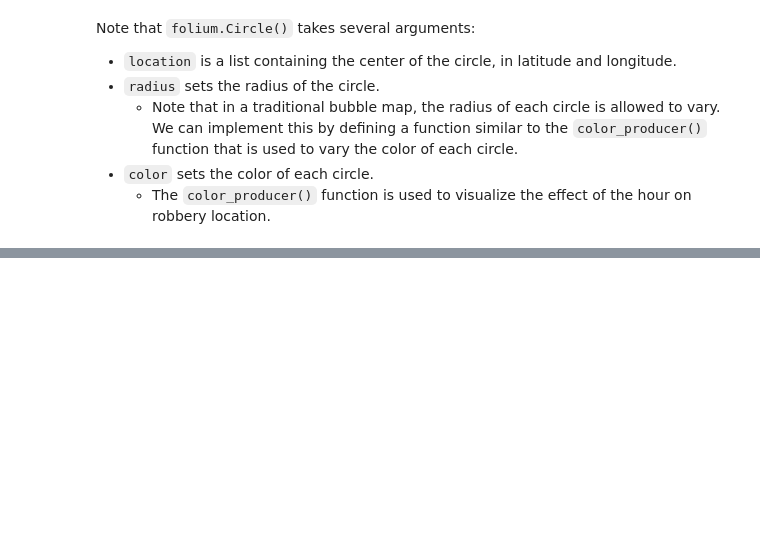
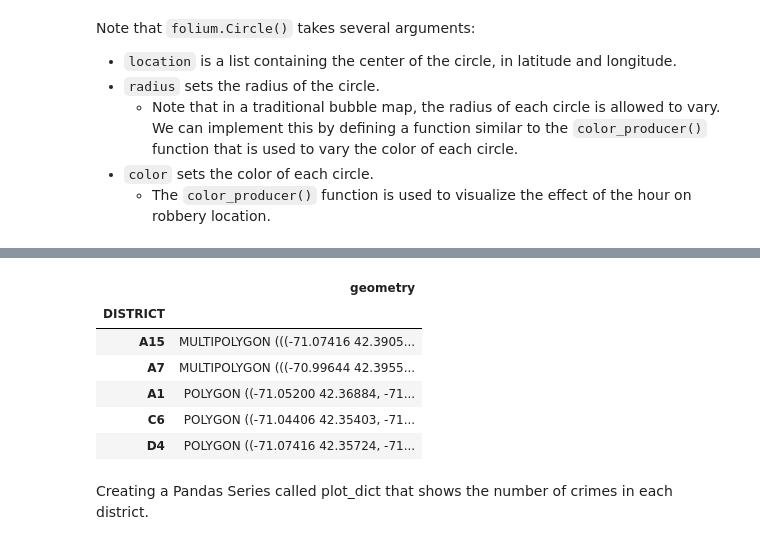
Before and after one commit to NtapeKnoxSiwale/Kaggle-Certificates, a Jupyter notebook: Geospatial Analysis Certifcate/03-Interactive-Maps.ipynb, the cells around one changed output, grey strips where cells are left out. Saved outputs shown, nothing was run; the diff lists cells and outputs as text; code cells hidden in the pictures; blank space fills up the shorter version.

```diff
--- a/Geospatial Analysis Certifcate/03-Interactive-Maps.ipynb
+++ b/Geospatial Analysis Certifcate/03-Interactive-Maps.ipynb
@@ -139,0 +166,15 @@ Note that `folium.Circle()` takes several arguments:
+# %%
+# GeoDataFrame with the geographical boundaries of Boston police districts
+districts_full = gpd.read_file('./data/Police_Districts/Police_Districts.shp')
+districts = districts_full[["DISTRICT", "geometry"]].set_index("DISTRICT")
+districts.head()
+# %% [output]
+|  | geometry |
+| DISTRICT |  |
+| A15 | MULTIPOLYGON (((-71.07416 42.3905... |
+| A7 | MULTIPOLYGON (((-70.99644 42.3955... |
+| A1 | POLYGON ((-71.05200 42.36884, -71... |
+| C6 | POLYGON ((-71.04406 42.35403, -71... |
+| D4 | POLYGON ((-71.07416 42.35724, -71... |
+# %% [markdown]
+Creating a Pandas Series called plot_dict that shows the number of crimes in each district.
```
Also changed, not shown: parts of 10 cells of this notebook, 2 other files.
